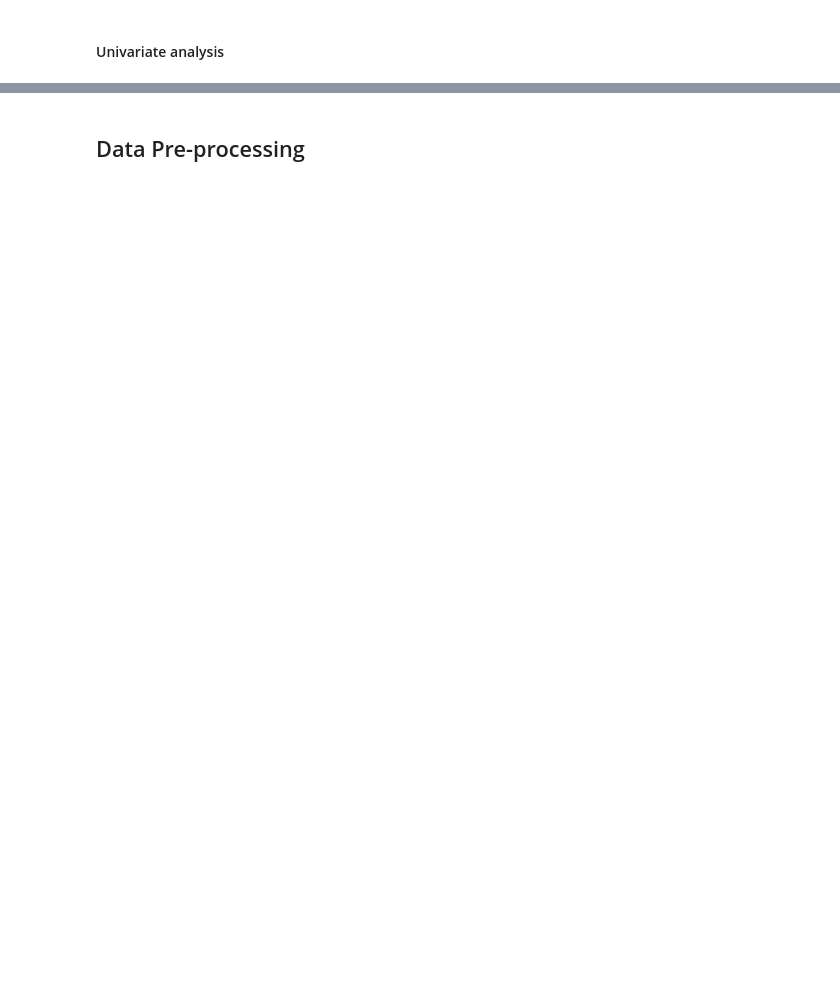
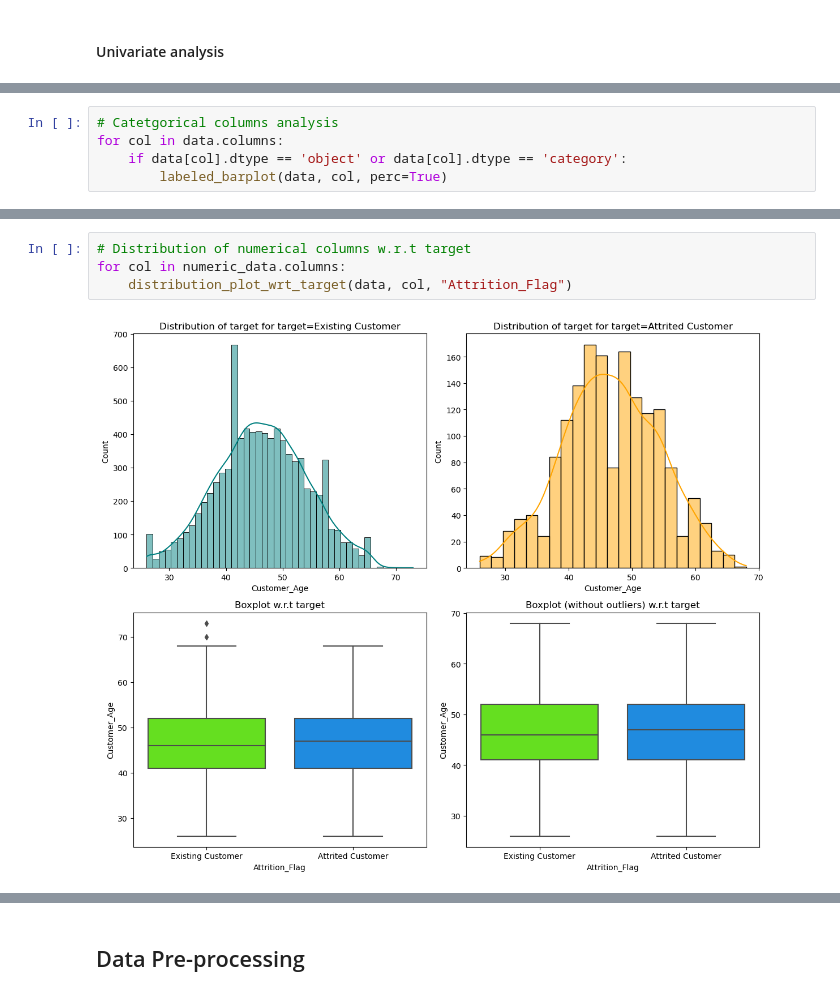
Before and after one commit to sensap/PG-AIML-Project3, a Jupyter notebook: ETMT_Project_LearnerNotebook_FullCode.ipynb, the cells around one changed output, grey strips where cells are left out. Saved outputs shown, nothing was run; the diff lists cells and outputs as text; blank space fills up the shorter version.

```diff
--- a/ETMT_Project_LearnerNotebook_FullCode.ipynb
+++ b/ETMT_Project_LearnerNotebook_FullCode.ipynb
@@ -401,0 +415,5 @@ for col in data.columns:
+# %%
+# Catetgorical columns analysis
+for col in data.columns:
+    if data[col].dtype == 'object' or data[col].dtype == 'category':
+        labeled_barplot(data, col, perc=True)
@@ -401,0 +466,6 @@ for col in data.columns:
+# %%
+# Distribution of numerical columns w.r.t target
+for col in numeric_data.columns:
+    distribution_plot_wrt_target(data, col, "Attrition_Flag")
+# %% [output]
+[figure, added]
```
Also changed, not shown: parts of 15 cells of this notebook.
